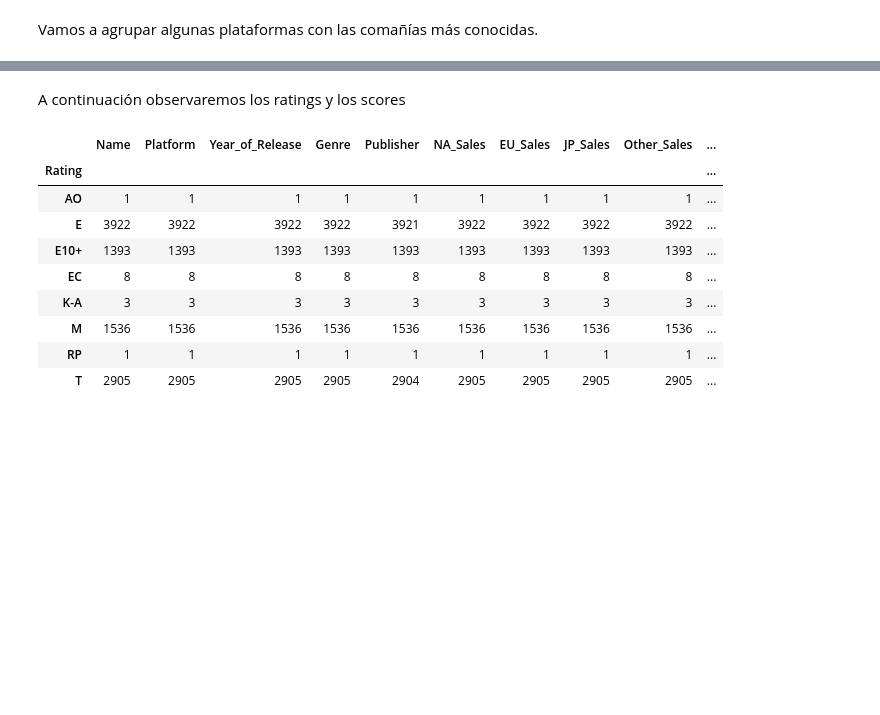
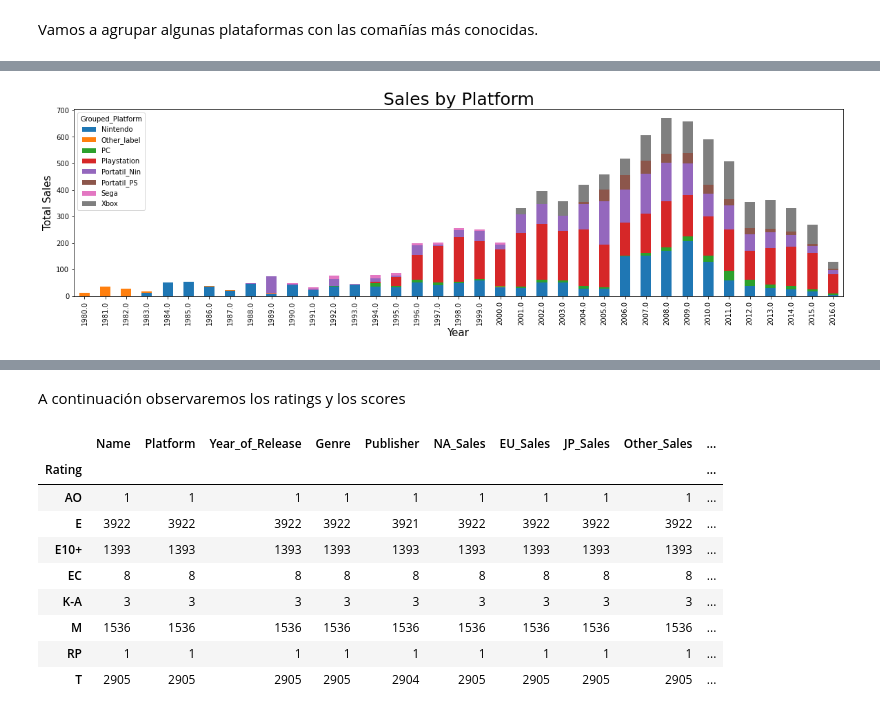
Before and after one commit to prope-2020-gh-classroom/practica-final-por-equipos-verano-2020-itam-jreyesgar93, a Jupyter notebook: Analisis_exploratorio.ipynb, the cells around one changed output, grey strips where cells are left out. Saved outputs shown, nothing was run; the diff lists cells and outputs as text; code cells hidden in the pictures; blank space fills up the shorter version.

```diff
--- a/Analisis_exploratorio.ipynb
+++ b/Analisis_exploratorio.ipynb
@@ -135,0 +128,12 @@ plt.show()
+# %%
+
+Platform_grouped = video_games[video_games['Year_of_Release'] < 2017].groupby(['Grouped_Platform','Year_of_Release'])
+total_sales = (Platform_grouped['Global_Sales']).sum()
+
+total_sales.unstack(level = -2).plot( kind = 'bar', stacked = True, grid=False, figsize=(20,5))
+plt.title('Sales by Platform', size = 25)
+plt.xlabel('Year', size = 15)
+plt.ylabel('Total Sales',size = 15)
+plt.show()
+# %% [output]
+[figure, added]
```
Also changed, not shown: parts of 6 cells of this notebook.
